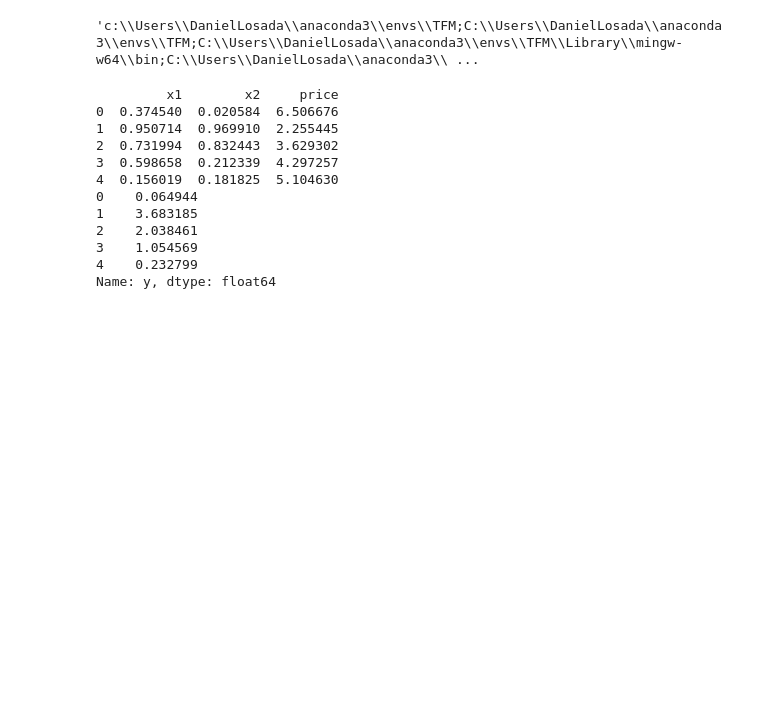
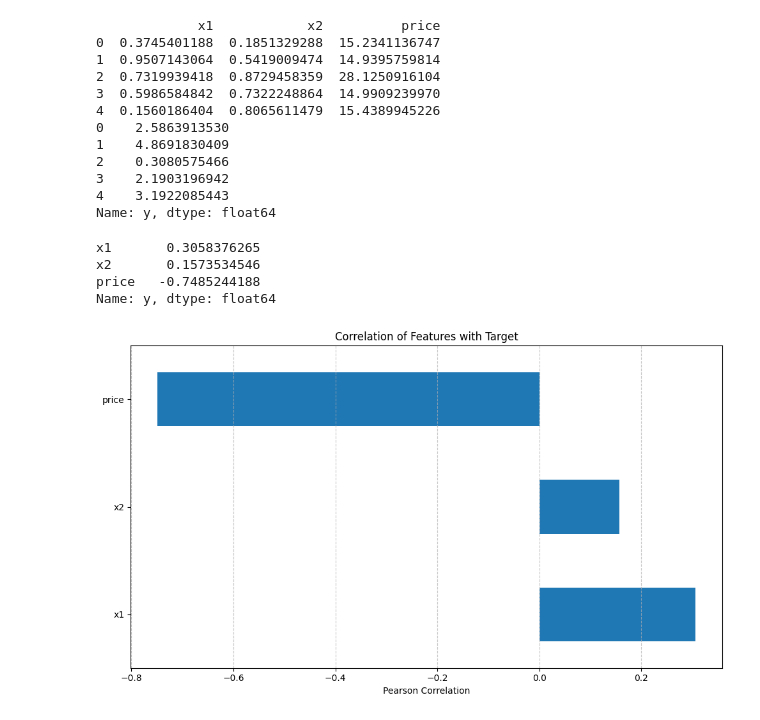
Before and after one commit to DanielLosada/DynamicPricing, a Jupyter notebook: MyImplementation/opt.ipynb, the cells around one changed output. Drawn from its saved outputs; the diff is of its cells as text; code cells hidden in the pictures; blank space fills up the shorter version.

```diff
--- a/MyImplementation/opt.ipynb
+++ b/MyImplementation/opt.ipynb
@@ -22,5 +16,0 @@ import gurobipy
-# %%
-import os
-os.environ["PATH"]
-# %% [output]
-'c:\\Users\\DanielLosada\\anaconda3\\envs\\TFM;C:\\Users\\DanielLosada\\anaconda3\\envs\\TFM;C:\\Users\\DanielLosada\\anaconda3\\envs\\TFM\\Library\\mingw-w64\\bin;C:\\Users\\DanielLosada\\anaconda3\\ ...
@@ -27,19 +54,41 @@ os.environ["PATH"]
 # %%
-
-X, y, true_mean, true_std = generate_simple_synthetic_data(n_samples=10)
+X, y, true_mean, true_std = generate_simple_synthetic_data(n_samples=1000)
 
 print(X.head())
 print(y.head())
 # %% [output]
-         x1        x2     price
-0  0.374540  0.020584  6.506676
-1  0.950714  0.969910  2.255445
-2  0.731994  0.832443  3.629302
-3  0.598658  0.212339  4.297257
-4  0.156019  0.181825  5.104630
-0    0.064944
-1    3.683185
-2    2.038461
-3    1.054569
-4    0.232799
+             x1            x2          price
+0  0.3745401188  0.1851329288  15.2341136747
+1  0.9507143064  0.5419009474  14.9395759814
+2  0.7319939418  0.8729458359  28.1250916104
+3  0.5986584842  0.7322248864  14.9909239970
+4  0.1560186404  0.8065611479  15.4389945226
+0    2.5863913530
+1    4.8691830409
+2    0.3080575466
+3    2.1903196942
+4    3.1922085443
 Name: y, dtype: float64
+# %%
+df = pd.concat([X, y], axis=1)
+
+# Compute correlations of all columns with y
+correlations = df.corr()['y'].drop('y')  # Drop self-correlation
+
+# Display the correlations sorted by magnitude
+print(correlations.sort_values(ascending=False))
+
+# Plot
+plt.figure(figsize=(10, 6))
+correlations.plot(kind='barh')
+plt.title('Correlation of Features with Target')
+plt.xlabel('Pearson Correlation')
+plt.grid(True, axis='x', linestyle='--', alpha=0.7)
+plt.tight_layout()
+plt.show()
+# %% [output]
+x1       0.3058376265
+x2       0.1573534546
+price   -0.7485244188
+Name: y, dtype: float64
+[figure, added]
```
Also changed, not shown: parts of 25 cells of this notebook, 2 other files.
